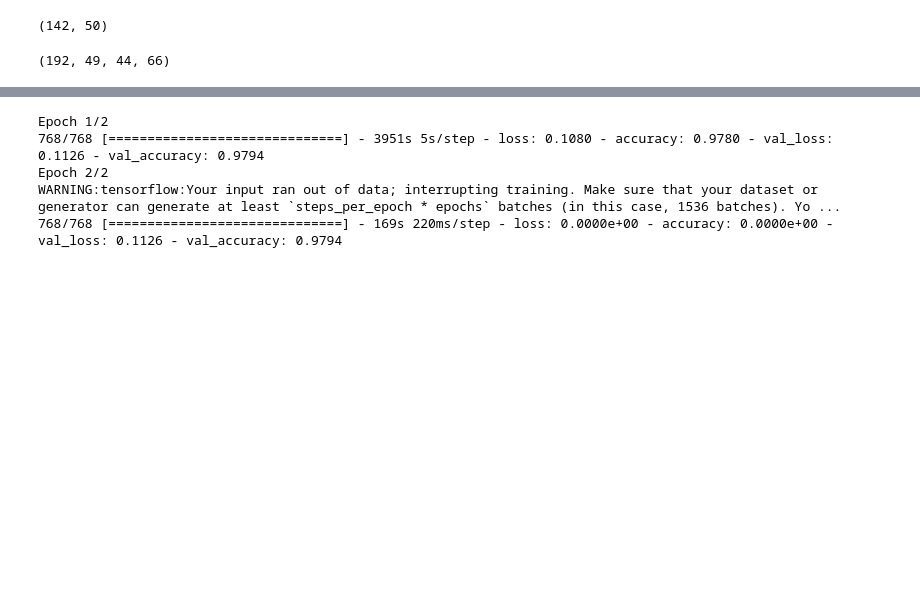
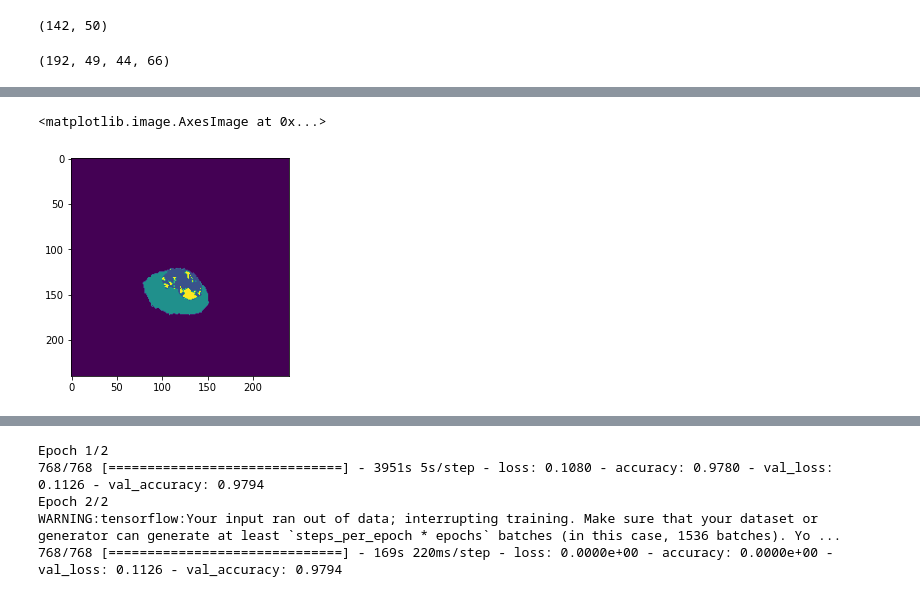
Before and after one commit to JakubSzczepanowski/BrainTumorSegmentation, a Jupyter notebook: main.ipynb, the cells around one changed output, grey strips where cells are left out. Saved outputs shown, nothing was run; the diff lists cells and outputs as text; code cells hidden in the pictures; blank space fills up the shorter version.

```diff
--- a/main.ipynb
+++ b/main.ipynb
@@ -119,0 +172,2 @@ history = model.fit(train_dataset, epochs=1, steps_per_epoch=3, validation_data=
+# %%
+seg = tf.one_hot(seg.reshape(1, 128, 128), 4, dtype=np.uint8)
@@ -120,3 +187,9 @@ history = model.fit(train_dataset, epochs=1, steps_per_epoch=3, validation_data=
+# %%
+import matplotlib.pyplot as plt
+plt.imshow(seg)
+# %% [output]
+<matplotlib.image.AxesImage at 0x...>
+[figure, added]
 # %%
 history.history
 # %% [output]
```
Also changed, not shown: parts of 23 cells of this notebook, 3 other files.
